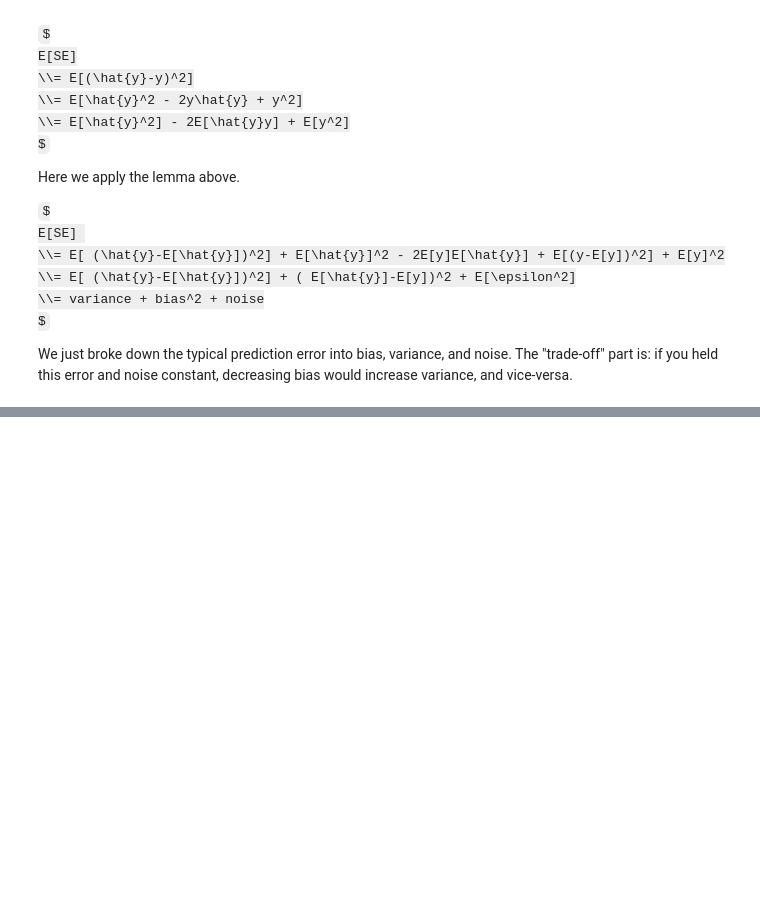
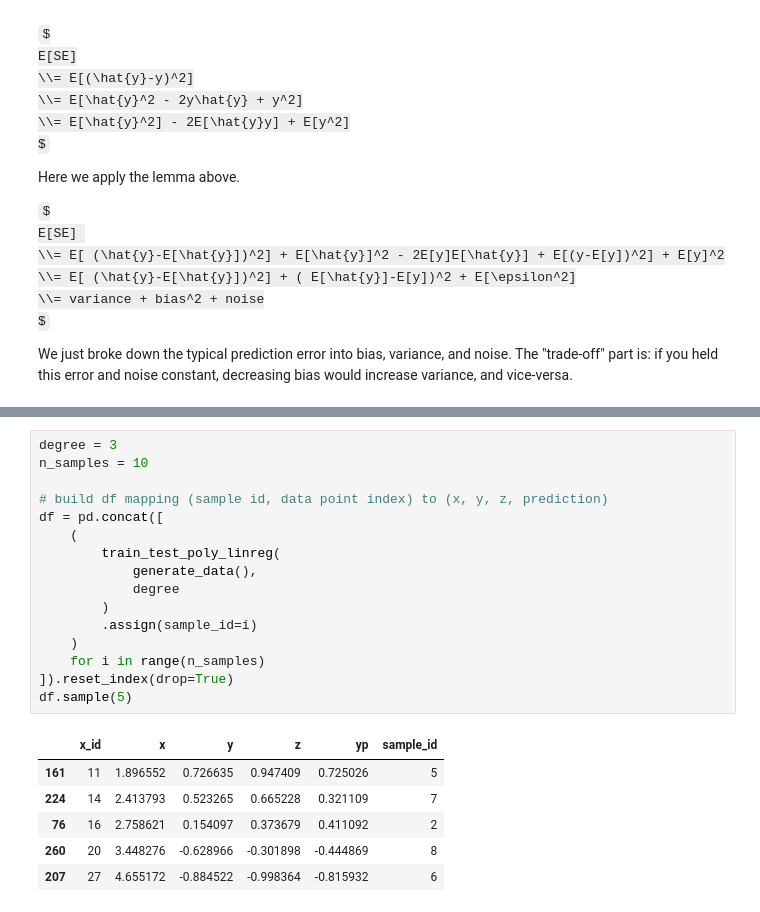
Before and after one commit to gentimouton/dives, a Jupyter notebook: exercises/q011_stats_bias_variance_tradeoff.ipynb, the cells around one changed output, grey strips where cells are left out. Drawn from its saved outputs; the diff is of its cells as text; some formulas as TeX source; blank space fills up the shorter version.

```diff
--- a/exercises/q011_stats_bias_variance_tradeoff.ipynb
+++ b/exercises/q011_stats_bias_variance_tradeoff.ipynb
@@ -73,0 +178,23 @@ decreasing bias would increase variance, and vice-versa.
+# %%
+degree = 3
+n_samples = 10
+
+# build df mapping (sample id, data point index) to (x, y, z, prediction)
+df = pd.concat([
+    (
+        train_test_poly_linreg(
+            generate_data(),
+            degree
+        )
+        .assign(sample_id=i)
+    )
+    for i in range(n_samples)
+]).reset_index(drop=True)
+df.sample(5)
+# %% [output]
+|  | x_id | x | y | z | yp | sample_id |
+| 161 | 11 | 1.896552 | 0.726635 | 0.947409 | 0.725026 | 5 |
+| 224 | 14 | 2.413793 | 0.523265 | 0.665228 | 0.321109 | 7 |
+| 76 | 16 | 2.758621 | 0.154097 | 0.373679 | 0.411092 | 2 |
+| 260 | 20 | 3.448276 | -0.628966 | -0.301898 | -0.444869 | 8 |
+| 207 | 27 | 4.655172 | -0.884522 | -0.998364 | -0.815932 | 6 |
```
Also changed, not shown: parts of 7 cells of this notebook.
